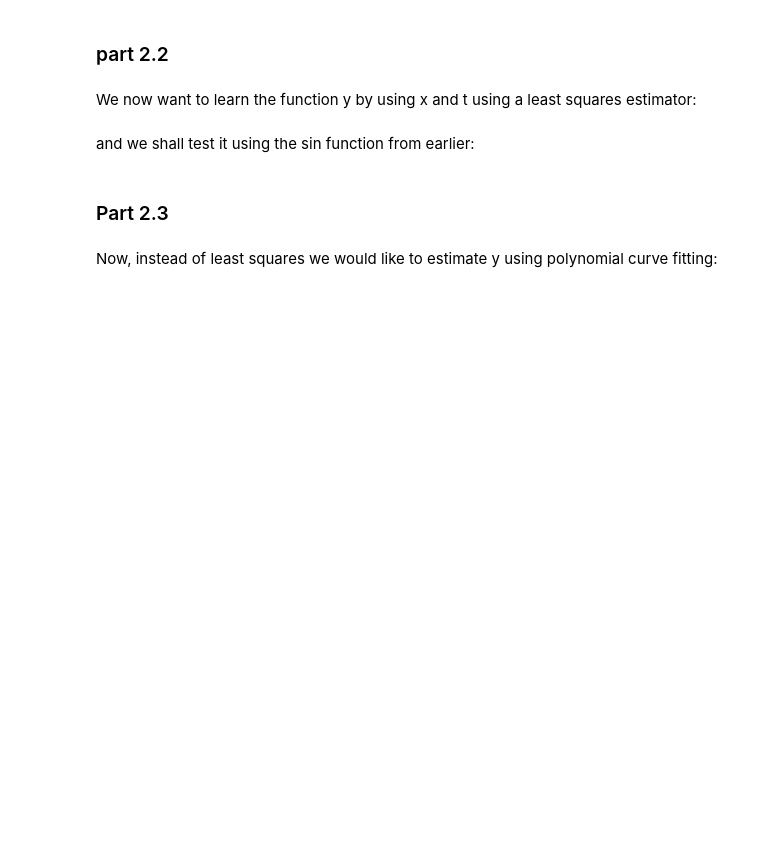
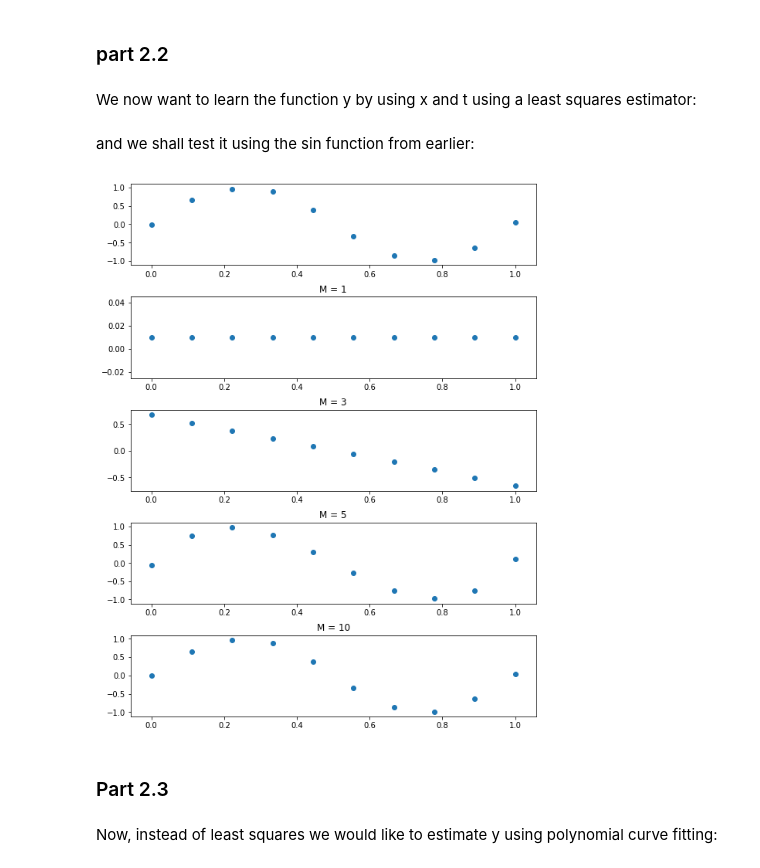
Before and after one commit to taihak94/NLP2019, a Jupyter notebook: assignment1/assignment1.ipynb, the cells around one changed output. Drawn from its saved outputs; the diff is of its cells as text; code cells hidden in the pictures; blank space fills up the shorter version.

```diff
--- a/assignment1/assignment1.ipynb
+++ b/assignment1/assignment1.ipynb
@@ -273,3 +344,6 @@ ptb_test_tokenized = (open(ptb_test_path, 'r').read()).split()
+# %%
+ptb_train_tokenized = ptb_train.split()
+ptb_test_tokenized = ptb_test.split()
 # %%
 # Train the ngram model with n = 3
 n = 3
@@ -817,28 +907,35 @@ def OptimizeLS(x, t, M):
 # %% [markdown]
 and we shall test it using the sin function from earlier:
 # %%
+def applyXW (x, w):
+#given a vector w and a number x, computes y(x) = w0 + w1x + w2x2 + ... + wMxM
+    sum = w[0]
+    for i in range (1,len(w)):
+        sum+= (pow(x,i) * w[i])
+    return sum
+
 sigma = 0.03
+N = 10
 def f(x): return math.sin(2 * math.pi * x)
-N = 10
 
 x, t = generateDataset(N, f, sigma)
 plt.figure(figsize=(8, 10))
 plt.subplot(5 ,1, 1)
 plt.scatter(x, t)
 
 M = [1, 3, 5, 10]
 j = 2
 for m in M:
     w = OptimizeLS(x, t, m)
-    res = np.zeros(len(t))
-    for i in range(len(w)):
-        res = res + np.dot(w[i], np.power(x, i))
+    res =  [applyXW(xi,w) for xi in x]
     subp = plt.subplot(5, 1, j)
     j += 1
     subp.set_title('M = {}'.format(m))
     subp.scatter(x, res)
 plt.tight_layout(pad=0.5, w_pad=0.5, h_pad=0.8)
 plt.show()
+# %% [output]
+[figure, added]
 # %% [markdown]
 ### Part 2.3
 # %% [markdown]
```
Also changed, not shown: parts of 33 cells of this notebook.
